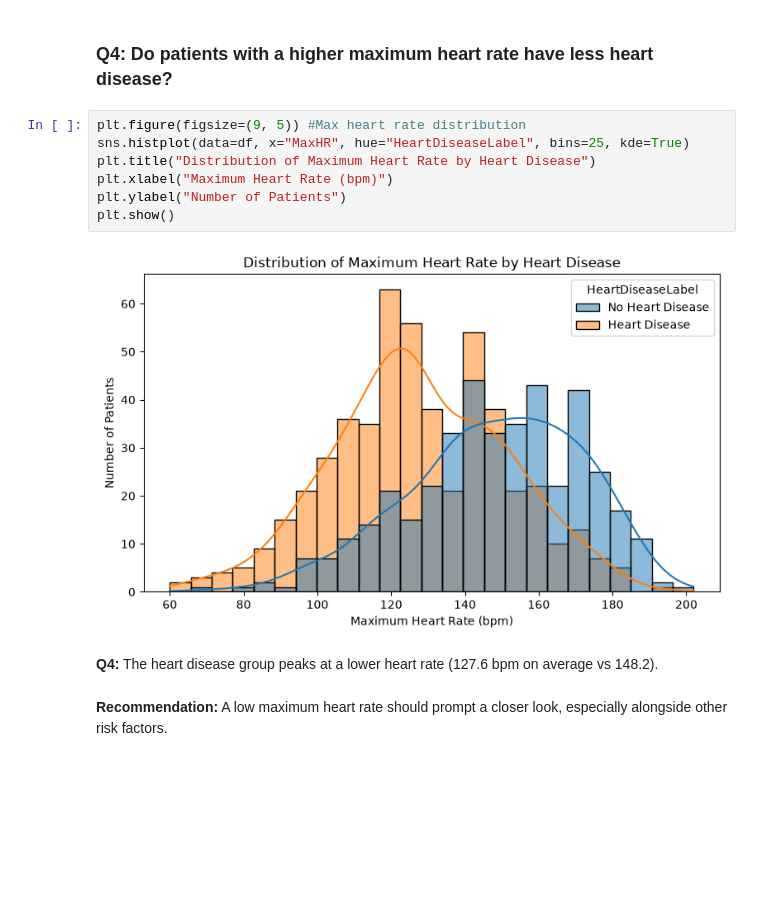
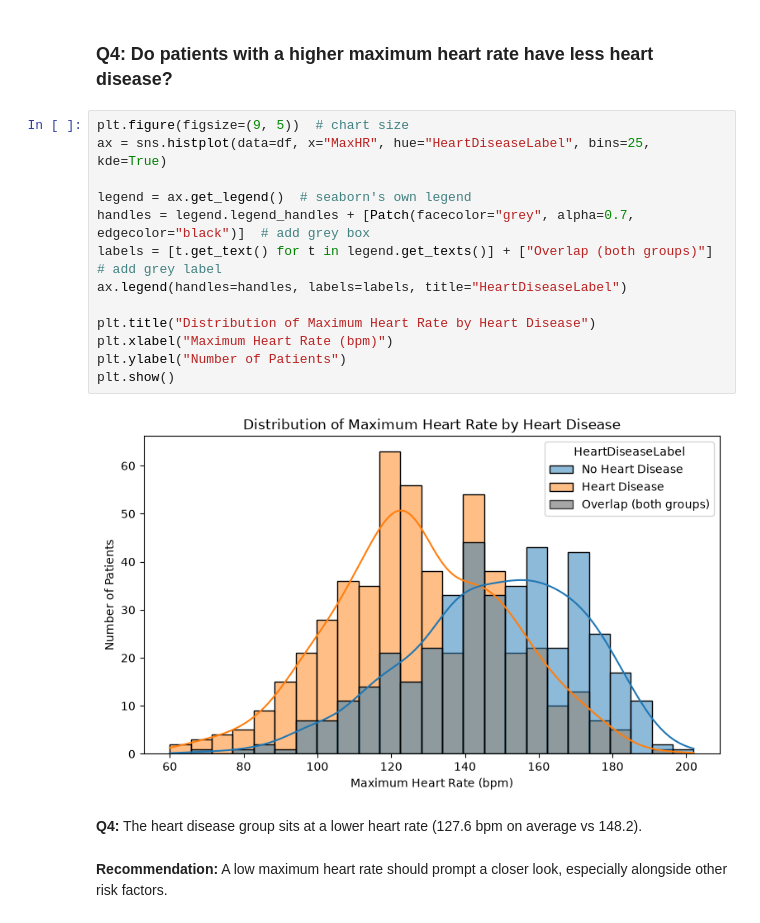
Before and after one commit to TuhinShaikh/Heart-Disease-Visualisation, a Jupyter notebook: Heart_Disease_Analysis.ipynb, the cells around one changed output. Saved outputs shown, nothing was run; the diff lists cells and outputs as text; blank space fills up the shorter version.

```diff
--- a/Heart_Disease_Analysis.ipynb
+++ b/Heart_Disease_Analysis.ipynb
@@ -514,16 +515,22 @@ plt.show()
 # %% [markdown]
 ### Q4: Do patients with a higher maximum heart rate have less heart disease?
 # %%
-plt.figure(figsize=(9, 5)) #Max heart rate distribution
-sns.histplot(data=df, x="MaxHR", hue="HeartDiseaseLabel", bins=25, kde=True)
+plt.figure(figsize=(9, 5))  # chart size
+ax = sns.histplot(data=df, x="MaxHR", hue="HeartDiseaseLabel", bins=25, kde=True)
+
+legend = ax.get_legend()  # seaborn's own legend
+handles = legend.legend_handles + [Patch(facecolor="grey", alpha=0.7, edgecolor="black")]  # add grey box
+labels = [t.get_text() for t in legend.get_texts()] + ["Overlap (both groups)"]  # add grey label
+ax.legend(handles=handles, labels=labels, title="HeartDiseaseLabel")
+
 plt.title("Distribution of Maximum Heart Rate by Heart Disease")
 plt.xlabel("Maximum Heart Rate (bpm)")
 plt.ylabel("Number of Patients")
 plt.show()
 # %% [output]
-[figure, old version]
+[figure, new version]
 # %% [markdown]
-**Q4:** The heart disease group peaks at a lower heart rate (127.6 bpm on average vs 148.2).
+**Q4:** The heart disease group sits at a lower heart rate (127.6 bpm on average vs 148.2).
 # %% [markdown]
 **Recommendation:** A low maximum heart rate should prompt a closer look, especially alongside other risk factors.
 # %% [markdown]
```
Also changed, not shown: parts of 9 cells of this notebook.
